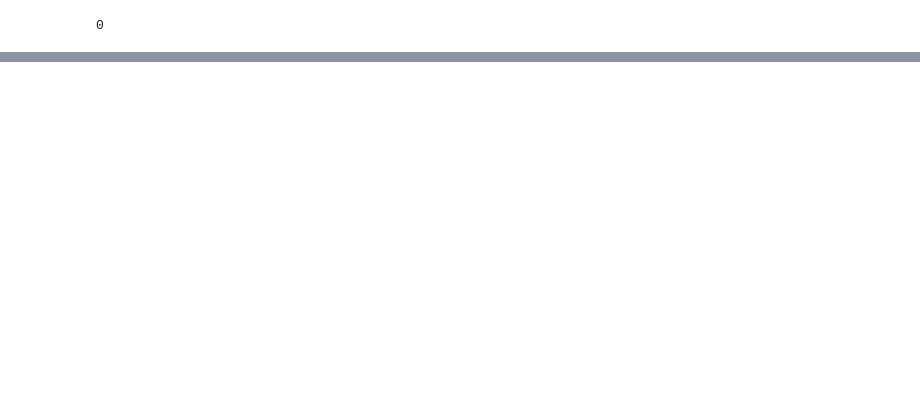
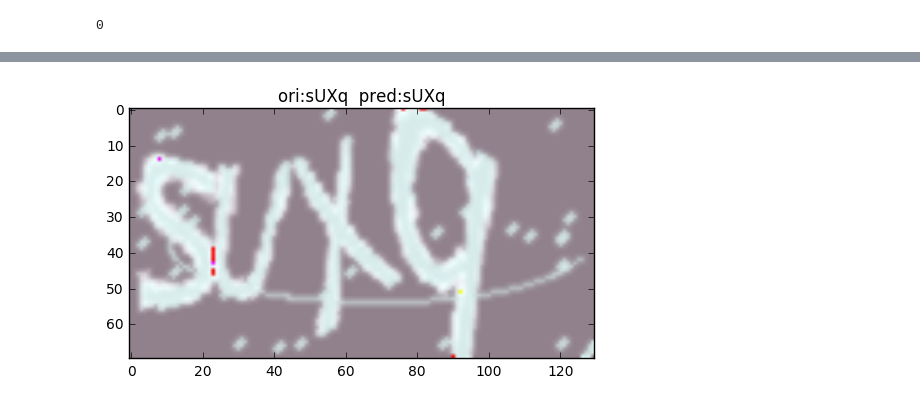
Before and after one commit to bupticybee/simple_ocr, a Jupyter notebook: train_ocr.ipynb, the cells around one changed output, grey strips where cells are left out. Saved outputs shown, nothing was run; the diff lists cells and outputs as text; code cells hidden in the pictures; blank space fills up the shorter version.

```diff
--- a/train_ocr.ipynb
+++ b/train_ocr.ipynb
@@ -15,9 +17,9 @@ from tflearn.data_utils import Preloader,ImagePreloader
 # %%
 GPU_CORE = 0
 BATCH_SIZE = 16
-dropout = 0.75
+dropout = 1
 rnn_size = 128
-bi_layers = 2
+bi_layers = 1
 # %%
 width, height, n_len = 130, 70, 6
 # %%
@@ -222,6 +210,6 @@ def accuracy_sent(targ,pred):
     return alpha_acc,actacc
 # %%
 import os
-model_name = "init_model"
+model_name = "ctc_model"
 if not os.path.exists("models/{}".format(model_name)):
     os.mkdir("models/{}".format(model_name))
@@ -228,7 +232,8 @@ if not os.path.exists("models/{}".format(model_name)):
 # %%
 restore = True
 N_EPOCH = 50
-DECAY_EPOCH = 100
+DECAY_EPOCH = 10
+pred_image = None
 
 class ExpVal:
     def __init__(self,exp_a=0.97):
@@ -248,7 +253,7 @@ expabacc = ExpVal()
 exploss = ExpVal()
 
 
-begining_learning_rate = 1e-2
+begining_learning_rate = 1e-3
 
 if restore == False:
     train_epoch = 1
@@ -277,11 +282,18 @@ for one_epoch in range(train_epoch,N_EPOCH):
         # learning rate decay strategy
         batch_lr = begining_learning_rate * 10 ** -(one_epoch // DECAY_EPOCH)
 
-        step_dis,decoded,_,step_loss,step_summary,step_value = sess.run(
+        step_dis,step_decoded,_,step_loss,step_summary,step_value = sess.run(
             [dis,dense_decoded,train_op,loss,summary_op,global_step],feed_dict={
                 inputs:batch_x,targets:batch_y,learning_rate:batch_lr,training:True
             })
-        step_abacc,step_acc = accuracy_sent(targ=batch_y_ori,pred=decoded)
+        step_abacc,step_acc = accuracy_sent(targ=batch_y_ori,pred=step_decoded)
+
+        if pred_image is None or one_batch % 100 == 0:
+            plot_buf = gen_plot(batch_x,batch_y_ori,step_decoded)
+            plot_image = Image.open(plot_buf)
+            pred_image = np.expand_dims(scipy.misc.imresize(scipy.asarray(plot_image),size=(TESTIMG_WIDTH,TESTIMG_WIDTH)),0)
+            pred_image = pred_image[:,:,:,:3]
+
         step_acc *= 100
         step_abacc *= 100
         expdis.update(step_dis)
@@ -290,7 +302,7 @@ for one_epoch in range(train_epoch,N_EPOCH):
         expabacc.update(step_abacc)
 
         ab_ser,ac_ser,pr_ser = sess.run([alphabetaccuracy_op,accuracy_op,prediction_result_op],feed_dict={
-                alphabetaccuracy:step_abacc,accuracy:step_acc,prediction_result:np.zeros([BATCH_SIZE, TESTIMG_WIDTH,TESTIMG_WIDTH,3 ])})
+                alphabetaccuracy:step_abacc,accuracy:step_acc,prediction_result:pred_image})
 
         pb.info = "EPOCH {} STEP {} LR {} ACC {} ABACC {} LOSS {} DIS {}".format(
             one_epoch,one_batch,batch_lr,expacc.getval(),expabacc.getval(),exploss.getval(),expdis.getval())
@@ -325,0 +331,22 @@ KeyboardInterrupt:
+# %%
+batch_x,batch_y_ori = trainflow.next()['input_layer']
+batch_x = np.transpose(batch_x,[0,2,1,3])
+batch_y = sparse_tuple_from(batch_y_ori)
+
+
+
+# learning rate decay strategy
+batch_lr = begining_learning_rate * 10 ** -(one_epoch // DECAY_EPOCH)
+
+step_decoded,step_value = sess.run(
+    [dense_decoded,global_step],feed_dict={
+        inputs:batch_x,training:True
+    })
+step_abacc,step_acc = accuracy_sent(targ=batch_y_ori,pred=step_decoded)
+
+plot_buf = gen_plot(batch_x,batch_y_ori,step_decoded)
+plot_image = Image.open(plot_buf)
+pred_image = np.expand_dims(scipy.misc.imresize(scipy.asarray(plot_image),size=(TESTIMG_WIDTH,TESTIMG_WIDTH)),0)
+pred_image = pred_image[:,:,:,:3]
+# %% [output]
+[figure, added]
```
Also changed, not shown: parts of 11 cells of this notebook, 1 other file.
